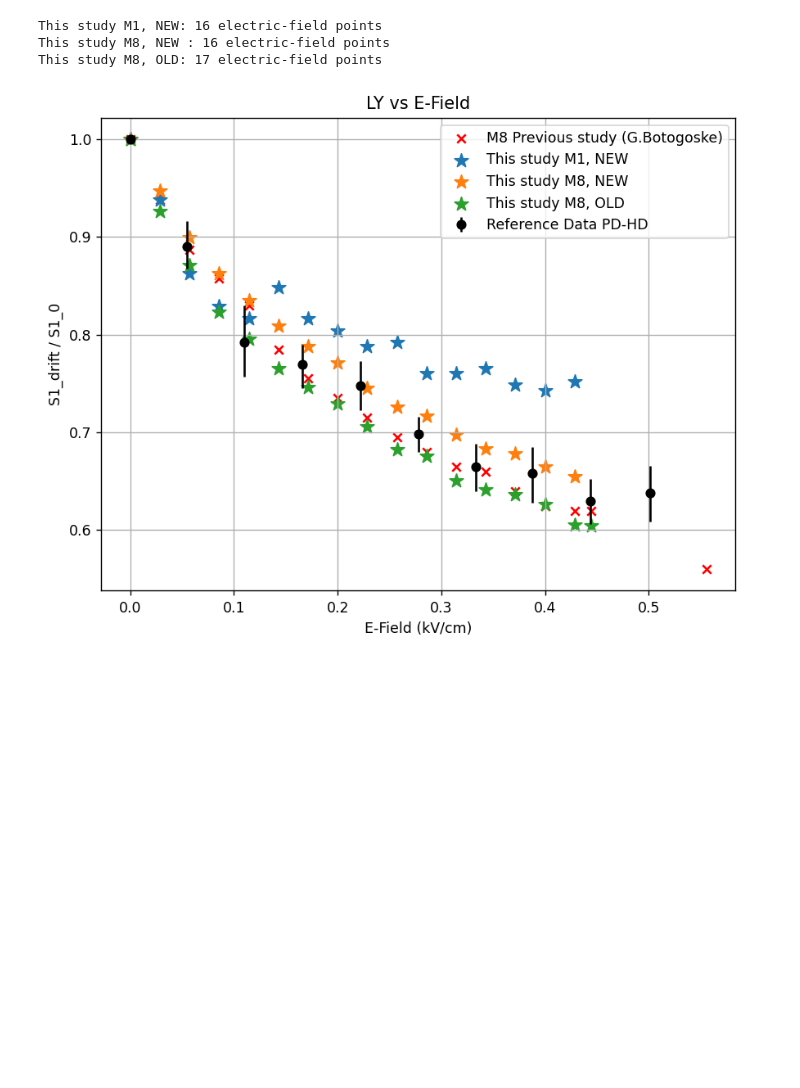
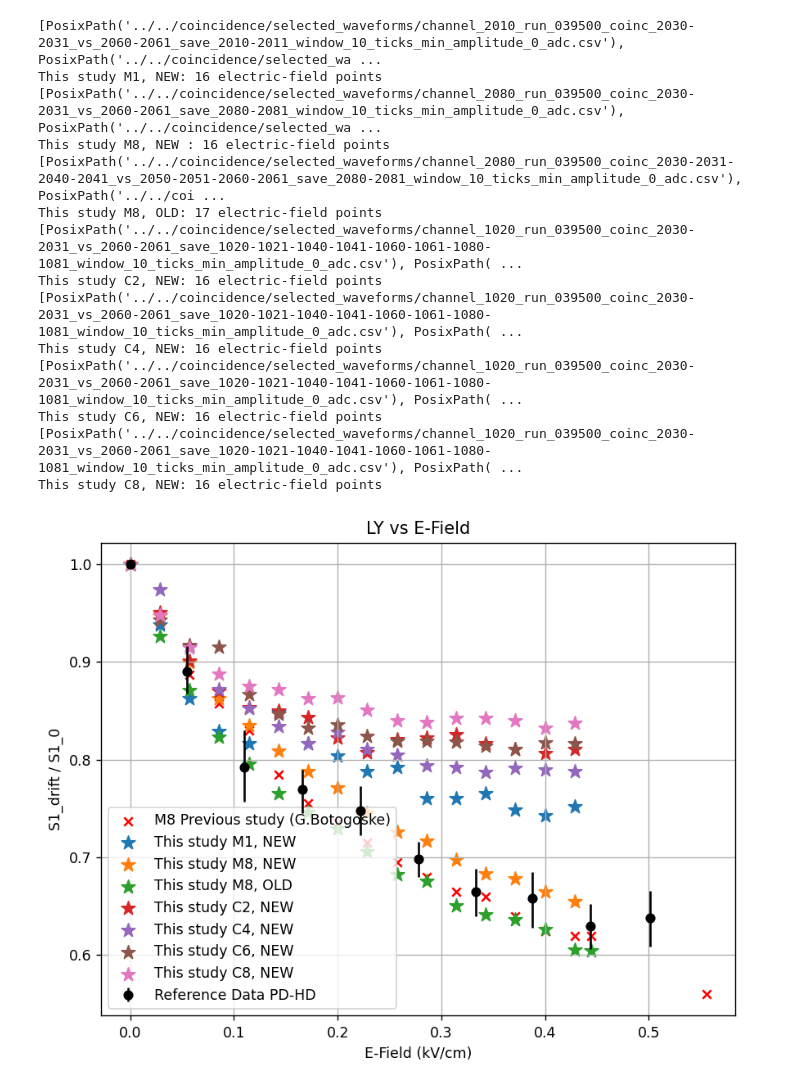
Before and after one commit to lperes-ufrj/sag_analysis, a Jupyter notebook: analysis/LY_vs_EF/lightyield_vs_electricfield_studies.ipynb, the cells around one changed output. Drawn from its saved outputs; the diff is of its cells as text; code cells hidden in the pictures; blank space fills up the shorter version.

```diff
--- a/analysis/LY_vs_EF/lightyield_vs_electricfield_studies.ipynb
+++ b/analysis/LY_vs_EF/lightyield_vs_electricfield_studies.ipynb
@@ -174,13 +231,49 @@ study_configs = [
         ),
         "channels": {2080, 2081},
     },
+
+    {
+        "label": "This study C2, NEW",
+        "csv_suffix": (
+            "coinc_2030-2031_vs_2060-2061_"
+            "save_1020-1021-1040-1041-1060-1061-1080-1081_window_10_ticks_min_amplitude_0_adc.csv"
+        ),
+        "channels": {1020, 1021},
+    },
+
+    {
+        "label": "This study C4, NEW",
+        "csv_suffix": (
+            "coinc_2030-2031_vs_2060-2061_"
+            "save_1020-1021-1040-1041-1060-1061-1080-1081_window_10_ticks_min_amplitude_0_adc.csv"
+        ),
+        "channels": {1040, 1041},
+    },
+
+    {
+        "label": "This study C6, NEW",
+        "csv_suffix": (
+            "coinc_2030-2031_vs_2060-2061_"
+            "save_1020-1021-1040-1041-1060-1061-1080-1081_window_10_ticks_min_amplitude_0_adc.csv"
+        ),
+        "channels": {1060, 1061},
+    },
+
+    {
+        "label": "This study C8, NEW",
+        "csv_suffix": (
+            "coinc_2030-2031_vs_2060-2061_"
+            "save_1020-1021-1040-1041-1060-1061-1080-1081_window_10_ticks_min_amplitude_0_adc.csv"
+        ),
+        "channels": {1080, 1081},
+    },
+
 ]
 # %%
 
 study_results = []
 for study in study_configs:
     efields, means = calculate_study(study["csv_suffix"], study["channels"])
-    np.save(Path(study["csv_suffix"]).with_suffix(".npy"), means)
     study_results.append({**study, "efields": efields, "means": means})
     print(f"{study['label']}: {len(means)} electric-field points")
 
@@ -188,31 +281,42 @@ for study in study_configs:
 
 plt.figure(dpi=125, figsize=(8, 6))
 
 plt.scatter(
     efield_previous,
     relative_s1_previous,
     marker="x",
     color="red",
     label="M8 Previous study (G.Botogoske)",
 )
 
 for study in study_results:
     plt.scatter(
         study["efields"],
         study["means"],
         label=study["label"],
         marker="*",
         s=100,
     )
 plt.errorbar(E, PD_HD_result, yerr=[PD_HD_err_low, PD_HD_err_high], color="black", label="Reference Data PD-HD", zorder=10, fmt='o')
 plt.grid()
 plt.legend()
 plt.xlabel("E-Field (kV/cm)")
 plt.ylabel("S1_drift / S1_0")
 plt.title("LY vs E-Field")
 plt.show()
 # %% [output]
+[PosixPath('../../coincidence/selected_waveforms/channel_2010_run_039500_coinc_2030-2031_vs_2060-2061_save_2010-2011_window_10_ticks_min_amplitude_0_adc.csv'), PosixPath('../../coincidence/selected_wa ...
 This study M1, NEW: 16 electric-field points
+[PosixPath('../../coincidence/selected_waveforms/channel_2080_run_039500_coinc_2030-2031_vs_2060-2061_save_2080-2081_window_10_ticks_min_amplitude_0_adc.csv'), PosixPath('../../coincidence/selected_wa ...
 This study M8, NEW : 16 electric-field points
+[PosixPath('../../coincidence/selected_waveforms/channel_2080_run_039500_coinc_2030-2031-2040-2041_vs_2050-2051-2060-2061_save_2080-2081_window_10_ticks_min_amplitude_0_adc.csv'), PosixPath('../../coi ...
 This study M8, OLD: 17 electric-field points
+[PosixPath('../../coincidence/selected_waveforms/channel_1020_run_039500_coinc_2030-2031_vs_2060-2061_save_1020-1021-1040-1041-1060-1061-1080-1081_window_10_ticks_min_amplitude_0_adc.csv'), PosixPath( ...
+This study C2, NEW: 16 electric-field points
+[PosixPath('../../coincidence/selected_waveforms/channel_1020_run_039500_coinc_2030-2031_vs_2060-2061_save_1020-1021-1040-1041-1060-1061-1080-1081_window_10_ticks_min_amplitude_0_adc.csv'), PosixPath( ...
+This study C4, NEW: 16 electric-field points
+[PosixPath('../../coincidence/selected_waveforms/channel_1020_run_039500_coinc_2030-2031_vs_2060-2061_save_1020-1021-1040-1041-1060-1061-1080-1081_window_10_ticks_min_amplitude_0_adc.csv'), PosixPath( ...
+This study C6, NEW: 16 electric-field points
+[PosixPath('../../coincidence/selected_waveforms/channel_1020_run_039500_coinc_2030-2031_vs_2060-2061_save_1020-1021-1040-1041-1060-1061-1080-1081_window_10_ticks_min_amplitude_0_adc.csv'), PosixPath( ...
+This study C8, NEW: 16 electric-field points
-[figure, old version]
+[figure, new version]
```
Also changed, not shown: parts of 2 cells of this notebook.
